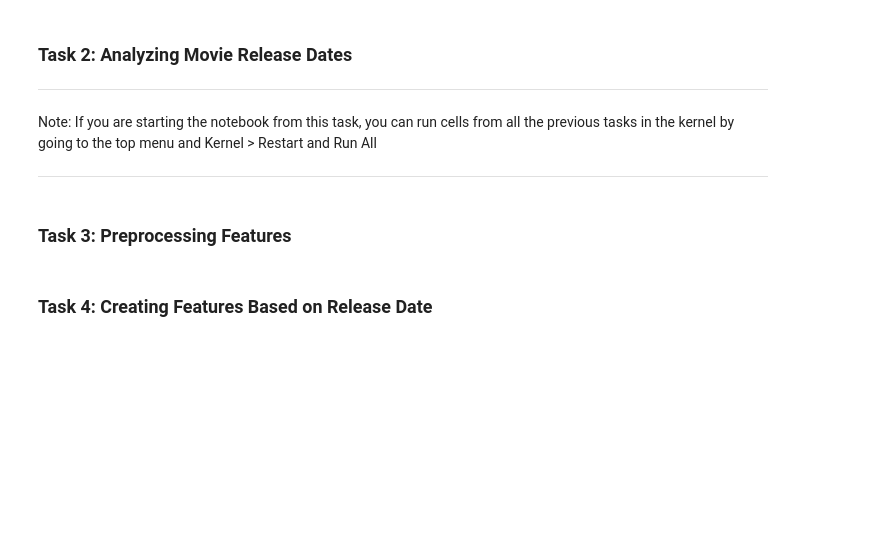
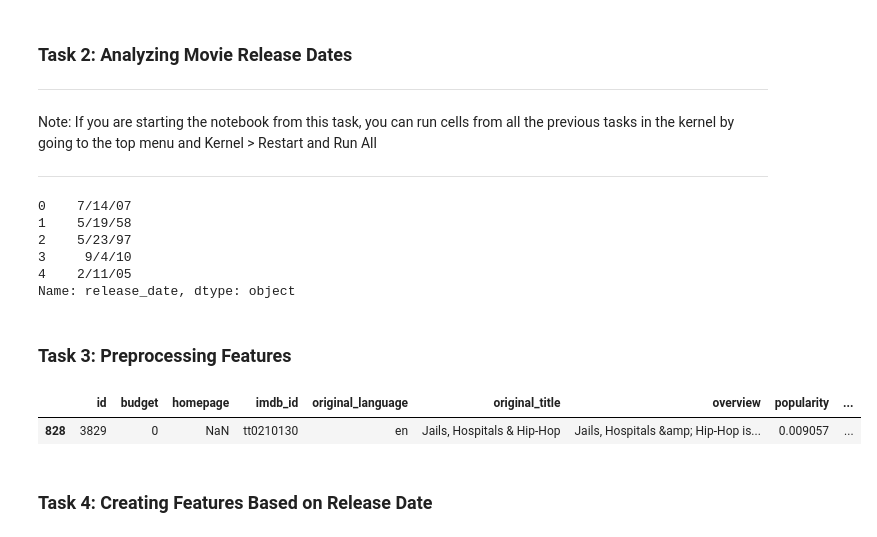
Before and after one commit to Surajv311/Analyze-box-office-data, a Jupyter notebook: Learner_Notebook.ipynb, the cells around one changed output. Drawn from its saved outputs; the diff is of its cells as text; code cells hidden in the pictures; blank space fills up the shorter version.

```diff
--- a/Learner_Notebook.ipynb
+++ b/Learner_Notebook.ipynb
@@ -149,3 +198,12 @@ eli5.show_prediction(linreg, doc=train['overview'].values[1000], vec=vectorizer)
 ***
 Note: If you are starting the notebook from this task, you can run cells from all the previous tasks in the kernel by going to the top menu and Kernel > Restart and Run All
 ***
+# %%
+test.loc[test['release_date'].isnull()== False , 'release_date'].head()
+# %% [output]
+0    7/14/07
+1    5/19/58
+2    5/23/97
+3     9/4/10
+4    2/11/05
+Name: release_date, dtype: object
@@ -153,0 +221,5 @@ Note: If you are starting the notebook from this task, you can run cells from al
+# %%
+test.loc[test['release_date'].isnull()==True].head()
+# %% [output]
+|  | id | budget | homepage | imdb_id | original_language | original_title | overview | popularity | ... |
+| 828 | 3829 | 0 | NaN | tt0210130 | en | Jails, Hospitals & Hip-Hop | Jails, Hospitals &amp; Hip-Hop is... | 0.009057 | ... |
```
Also changed, not shown: parts of 25 cells of this notebook, 1 other file.
